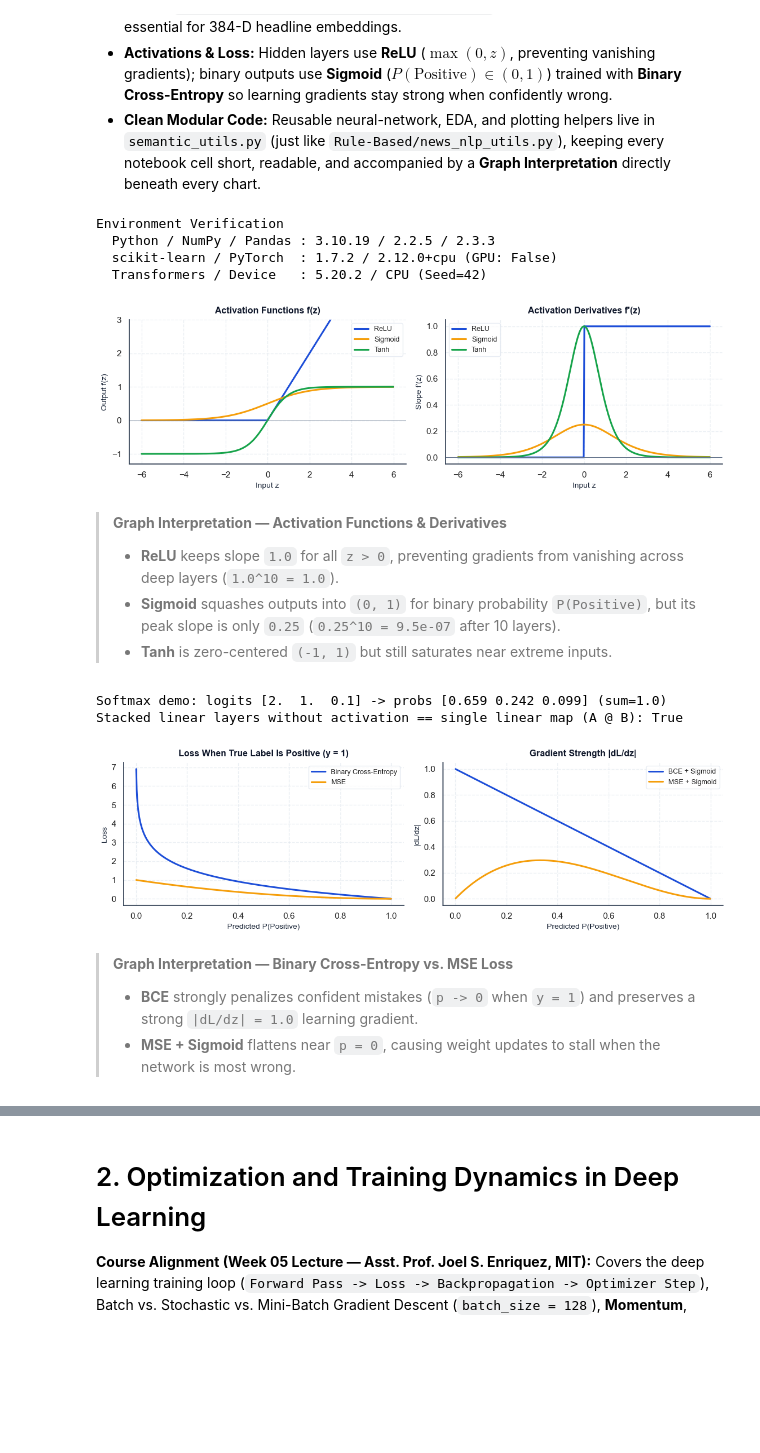
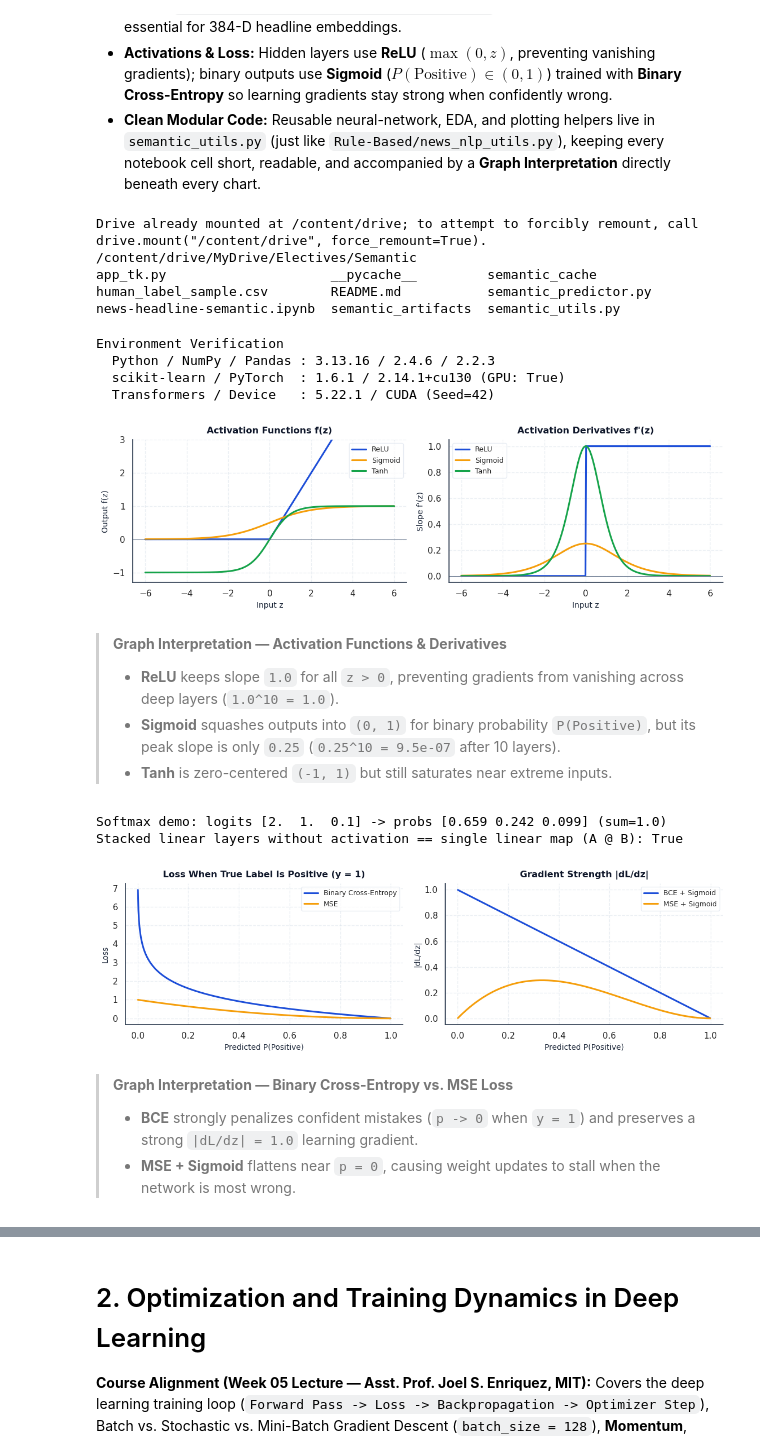
Before and after one commit to arizluizg/News-Headline-Sentiment-Analysis, a Jupyter notebook: Semantic/news-headline-semantic.ipynb, the cells around one changed output, grey strips where cells are left out. Saved outputs shown, nothing was run; the diff lists cells and outputs as text; code cells hidden in the pictures; blank space fills up the shorter version.

```diff
--- a/Semantic/news-headline-semantic.ipynb
+++ b/Semantic/news-headline-semantic.ipynb
@@ -7,31 +9,45 @@
 - **Perceptron vs. MLP:** A single Perceptron computes $y = f(\mathbf{w}^\top \mathbf{x} + b)$ (solving linearly separable **AND**/**OR** at `100%`, failing non-linear **XOR** at `50%`). Adding hidden non-linear layers (`MLP = Perceptron + Depth + Non-Linearity`) learns curved boundaries essential for 384-D headline embeddings.
 - **Activations & Loss:** Hidden layers use **ReLU** ($\max(0, z)$, preventing vanishing gradients); binary outputs use **Sigmoid** ($P(\text{Positive}) \in (0,1)$) trained with **Binary Cross-Entropy** so learning gradients stay strong when confidently wrong.
 - **Clean Modular Code:** Reusable neural-network, EDA, and plotting helpers live in `semantic_utils.py` (just like `Rule-Based/news_nlp_utils.py`), keeping every notebook cell short, readable, and accompanied by a **Graph Interpretation** directly beneath every chart.
+# %%
+from google.colab import drive
+drive.mount('/content/drive')
+
+%cd /content/drive/MyDrive/Electives/Semantic
+!ls
+# %% [output]
+Drive already mounted at /content/drive; to attempt to forcibly remount, call drive.mount("/content/drive", force_remount=True).
+/content/drive/MyDrive/Electives/Semantic
+app_tk.py                     __pycache__         semantic_cache
+human_label_sample.csv        README.md           semantic_predictor.py
+news-headline-semantic.ipynb  semantic_artifacts  semantic_utils.py
 # %%
 # ── 1.1 Environment Setup, Activation Functions & Loss Comparison ─────────────
+import importlib
 import warnings
 warnings.filterwarnings("ignore")
 
 import semantic_utils as su
+su = importlib.reload(su)
 
 # Set deterministic random seeds, compute device (CPU/GPU), and cache/artifact folders
 env = su.setup_environment(seed=su.SEED)
 
 # Plot ReLU/Sigmoid/Tanh curves & derivatives, Softmax check, and BCE vs. MSE loss
 su.plot_activations_and_loss(seed=env["seed"])
 # %% [output]
 Environment Verification
-  Python / NumPy / Pandas : 3.10.19 / 2.2.5 / 2.3.3
-  scikit-learn / PyTorch  : 1.7.2 / 2.12.0+cpu (GPU: False)
-  Transformers / Device   : 5.20.2 / CPU (Seed=42)
+  Python / NumPy / Pandas : 3.13.16 / 2.4.6 / 2.2.3
+  scikit-learn / PyTorch  : 1.6.1 / 2.14.1+cu130 (GPU: True)
+  Transformers / Device   : 5.22.1 / CUDA (Seed=42)
-[figure, old version]
+[figure, new version]
 > **Graph Interpretation — Activation Functions & Derivatives**
 > - **ReLU** keeps slope `1.0` for all `z > 0`, preventing gradients from vanishing across deep layers (`1.0^10 = 1.0`).
 > - **Sigmoid** squashes outputs into `(0, 1)` for binary probability `P(Positive)`, but its peak slope is only `0.25` (`0.25^10 = 9.5e-07` after 10 layers).
 > - **Tanh** is zero-centered `(-1, 1)` but still saturates near extreme inputs.
 Softmax demo: logits [2.  1.  0.1] -> probs [0.659 0.242 0.099] (sum=1.0)
 Stacked linear layers without activation == single linear map (A @ B): True
-[figure, old version]
+[figure, new version]
 > **Graph Interpretation — Binary Cross-Entropy vs. MSE Loss**
 > - **BCE** strongly penalizes confident mistakes (`p -> 0` when `y = 1`) and preserves a strong `|dL/dz| = 1.0` learning gradient.
 > - **MSE + Sigmoid** flattens near `p = 0`, causing weight updates to stall when the network is most wrong.
```
Also changed, not shown: parts of 22 cells of this notebook.
